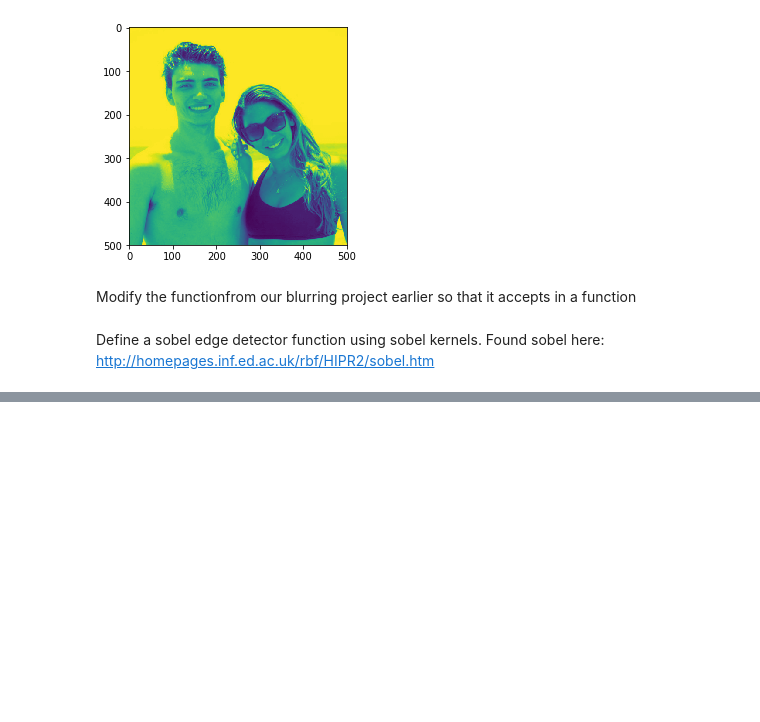
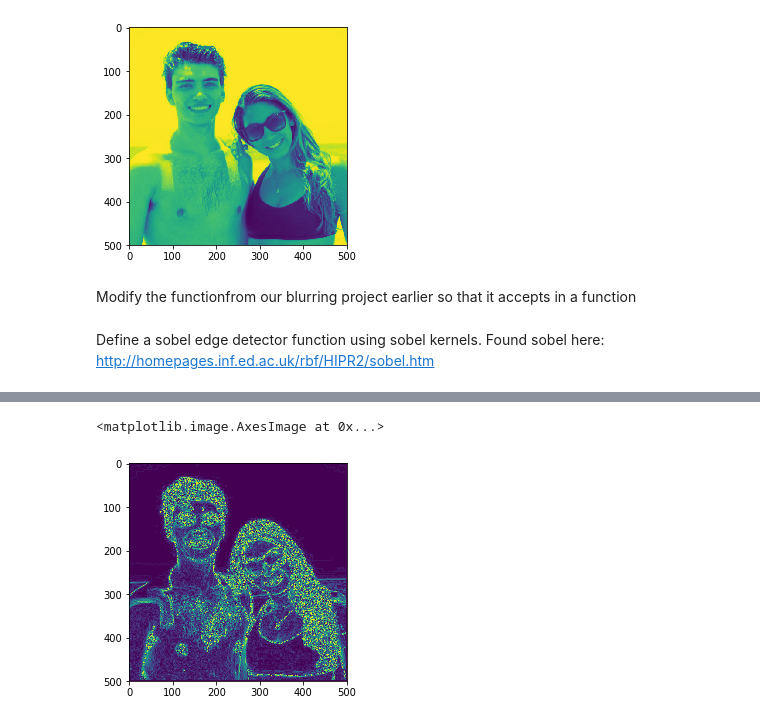
Before and after one commit to SBoulanger/CS180H, a Jupyter notebook: Projects/edge_detection/Edge_Detection.ipynb, the cells around one changed output, grey strips where cells are left out. Cells and saved outputs as stored; diff of their text form; code cells hidden in the pictures; blank space fills up the shorter version.

```diff
--- a/Projects/edge_detection/Edge_Detection.ipynb
+++ b/Projects/edge_detection/Edge_Detection.ipynb
@@ -85,0 +86,5 @@ imshow(transformed)
+# %%
+imshow(apply_transformation(original, s10, 3, 1))
+# %% [output]
+<matplotlib.image.AxesImage at 0x...>
+[figure, added]
```
Also changed, not shown: parts of 8 cells of this notebook.
